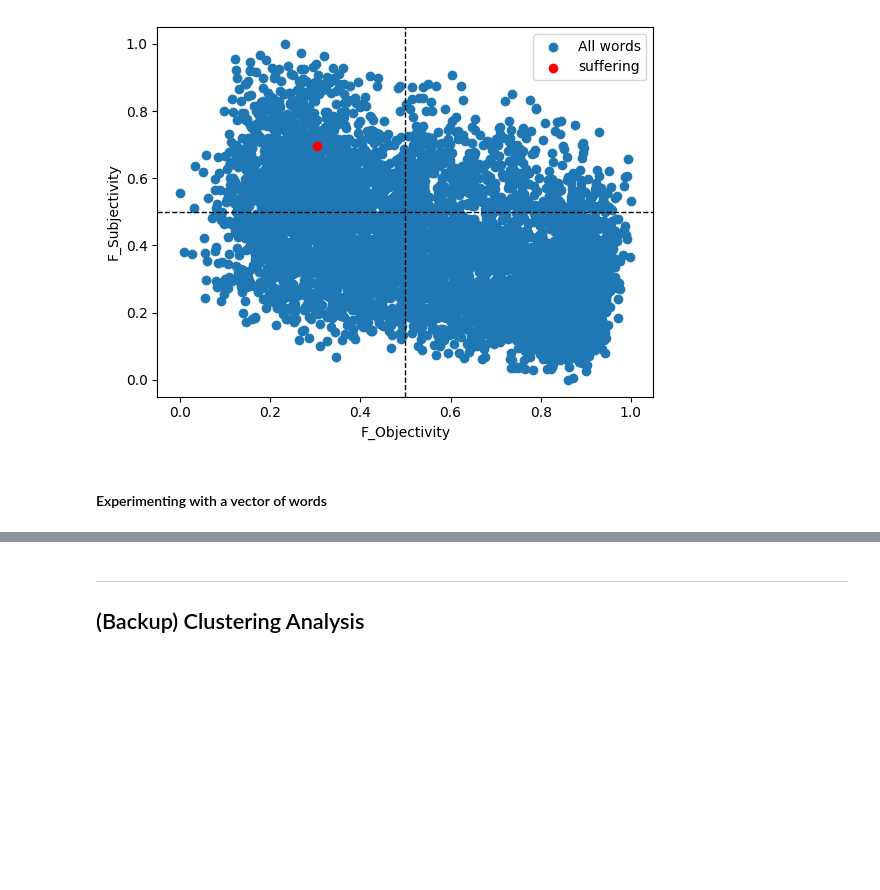
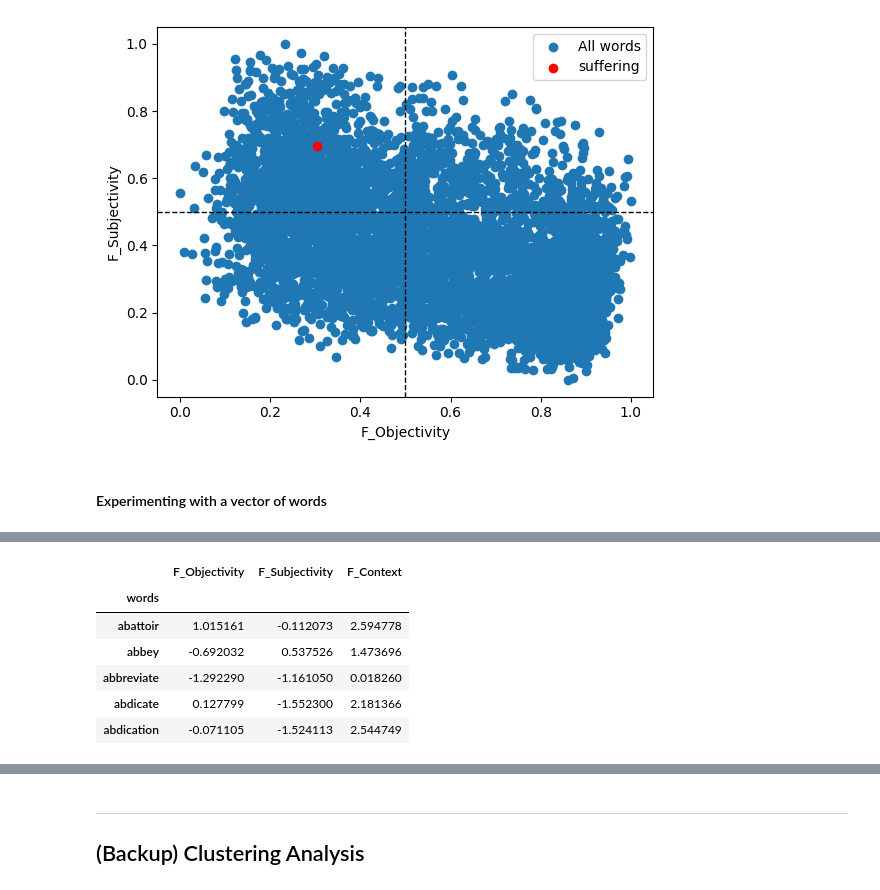
Before and after one commit to tbnsilveira/semantic_factors, a Jupyter notebook: notebooks/Semantic_Factors.ipynb, the cells around one changed output, grey strips where cells are left out. Saved outputs shown, nothing was run; the diff lists cells and outputs as text; code cells hidden in the pictures; blank space fills up the shorter version.

```diff
--- a/notebooks/Semantic_Factors.ipynb
+++ b/notebooks/Semantic_Factors.ipynb
@@ -697,0 +719,9 @@ trial = plotly_vector(['pain','suffering','anxiety'])
+# %%
+model_dict = {"F_Objectivity": ["CNC_M", "IMAG_M"],
+              "F_Subjectivity": ["AROU_M","VAL_M","DOM_M","SIZE_M"],
+              "F_Context": ["FAM_M","AOA_M","GEND_M"]}
+
+model_spec = ModelSpecificationParser.parse_model_specification_from_dict(df_M, model_dict)
+# %%
+cfa = ConfirmatoryFactorAnalyzer(model_spec, disp=True)
+cfa.fit(df_M.values)
@@ -697,0 +764,12 @@ trial = plotly_vector(['pain','suffering','anxiety'])
+# %%
+cfa_final_scores = pd.DataFrame(cfa.transform(df_M.values), columns=factors_name, index=df_M.index)
+# %%
+cfa_final_scores.head()
+# %% [output]
+|  | F_Objectivity | F_Subjectivity | F_Context |
+| words |  |  |  |
+| abattoir | 1.015161 | -0.112073 | 2.594778 |
+| abbey | -0.692032 | 0.537526 | 1.473696 |
+| abbreviate | -1.292290 | -1.161050 | 0.018260 |
+| abdicate | 0.127799 | -1.552300 | 2.181366 |
+| abdication | -0.071105 | -1.524113 | 2.544749 |
```
Also changed, not shown: parts of 10 cells of this notebook.
